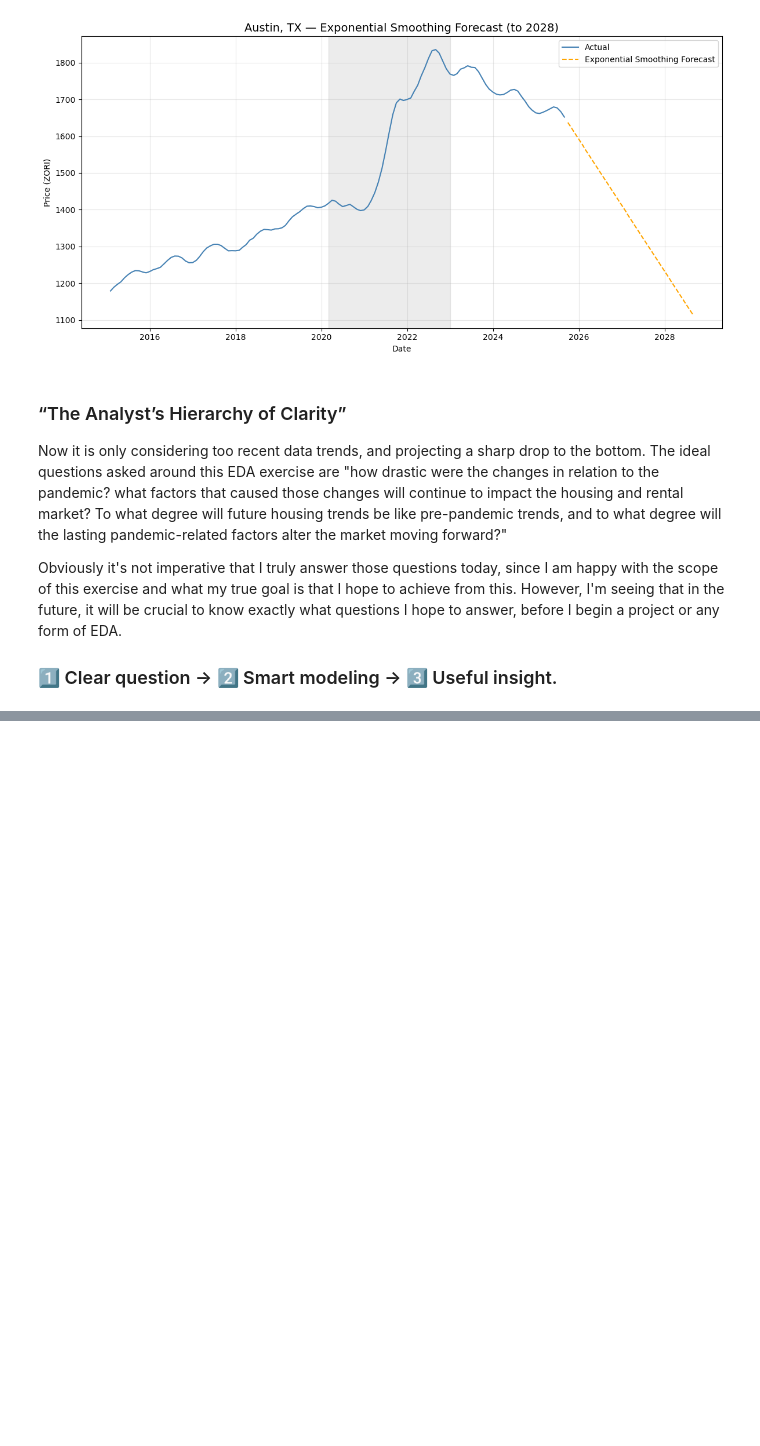
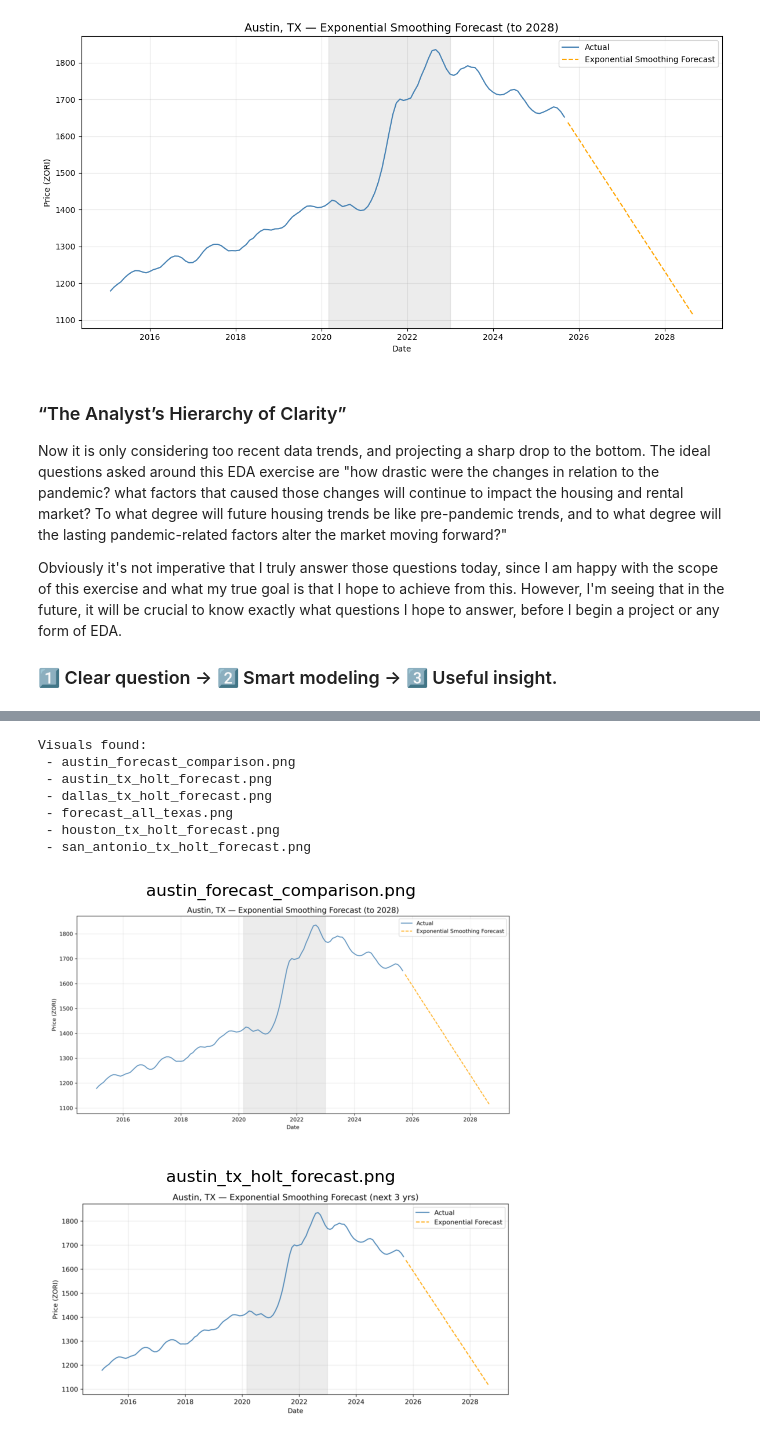
Before and after one commit to cleburn/texas-housing-markets-2025, a Jupyter notebook: notebooks/texas_housing_trends_analysis.ipynb, the cells around one changed output, grey strips where cells are left out. Drawn from its saved outputs; the diff is of its cells as text; code cells hidden in the pictures; blank space fills up the shorter version.

```diff
--- a/notebooks/texas_housing_trends_analysis.ipynb
+++ b/notebooks/texas_housing_trends_analysis.ipynb
@@ -311,0 +400,28 @@ Obviously it's not imperative that I truly answer those questions today, since I
+# %%
+from pathlib import Path
+import matplotlib.image as mpimg
+
+visuals_dir = Path("../visuals")
+files = sorted(visuals_dir.glob("*forecast*.png"))
+print("Visuals found:")
+for f in files:
+    print(" -", f.name)
+
+# Display first two as spot-check
+for f in files[:2]:
+    img = mpimg.imread(f)
+    plt.figure(figsize=(6,3))
+    plt.imshow(img)
+    plt.axis("off")
+    plt.title(f.name)
+    plt.show()
+# %% [output]
+Visuals found:
+ - austin_forecast_comparison.png
+ - austin_tx_holt_forecast.png
+ - dallas_tx_holt_forecast.png
+ - forecast_all_texas.png
+ - houston_tx_holt_forecast.png
+ - san_antonio_tx_holt_forecast.png
+[figure, added]
+[figure, added]
```
Also changed, not shown: parts of 3 cells of this notebook, 6 other files.
